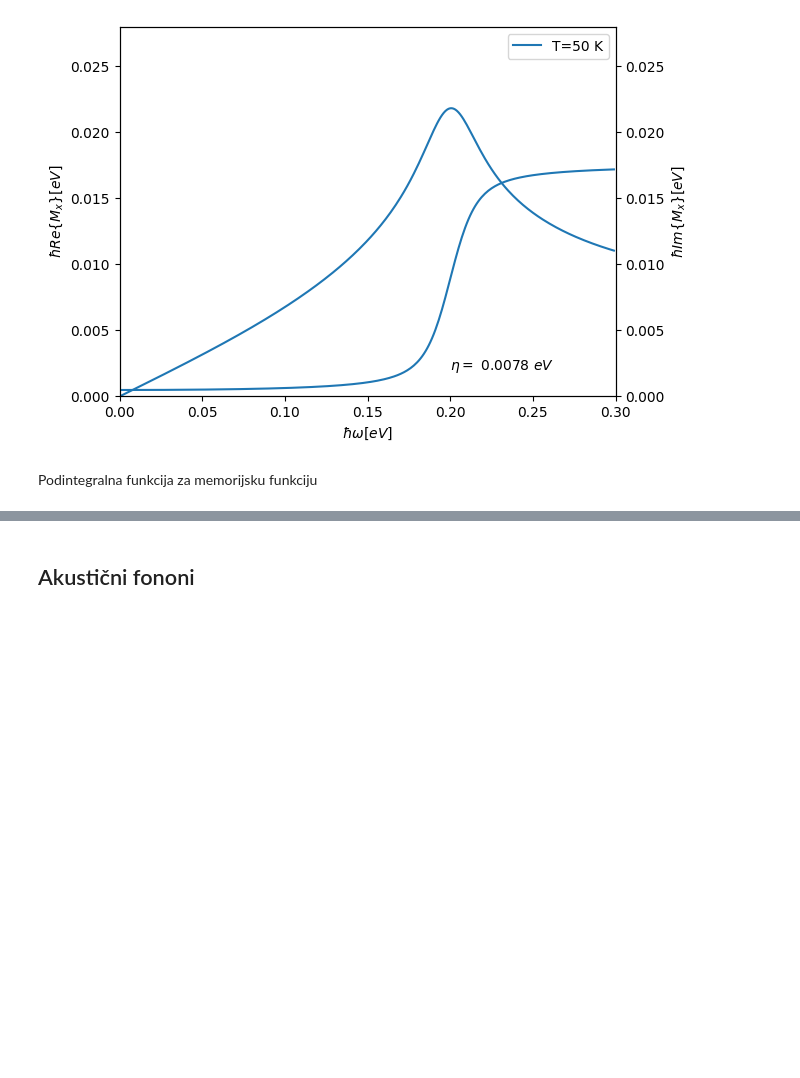
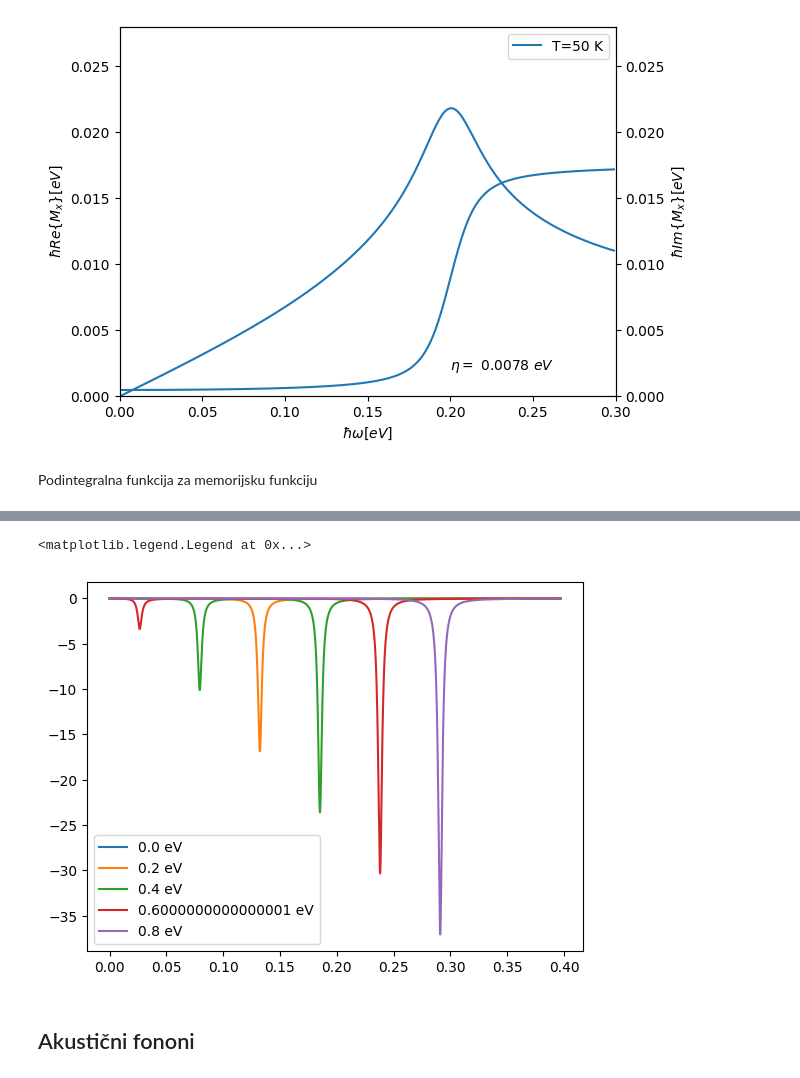
Before and after one commit to ppapac/24112024_memfn, a Jupyter notebook: Untitled-1copy.ipynb, the cells around one changed output, grey strips where cells are left out. Saved outputs shown, nothing was run; the diff lists cells and outputs as text; code cells hidden in the pictures; blank space fills up the shorter version.

```diff
--- a/Untitled-1copy.ipynb
+++ b/Untitled-1copy.ipynb
@@ -111,3 +112,17 @@ plt.legend()
+# %%
+ws = np.arange(0, 1, 0.2)
+T=50
+ks = np.arange(0, KF*3, 0.00001)
+for w in ws:
+    ss_sums = []
+    for k in ks:
+        ss = ss_sum_imag(k, w, hbar_w_op, T, chemical_potential(T))
+        ss_sums.append(ss)
+    plt.plot(ks, ss_sums, label = f"{w} eV")
+plt.legend()
+# %% [output]
+<matplotlib.legend.Legend at 0x...>
+[figure, added]
 # %% [markdown]
 ## Akustični fononi
 # %%
```
Also changed, not shown: parts of 10 cells of this notebook.
